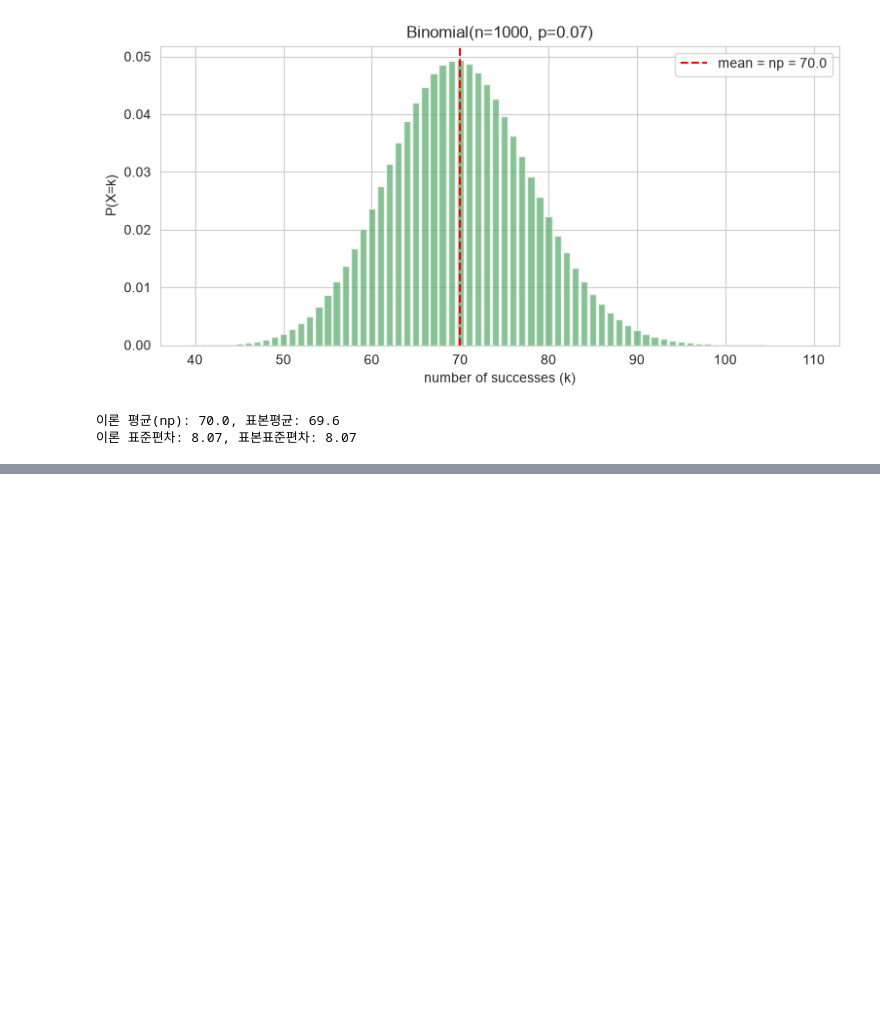
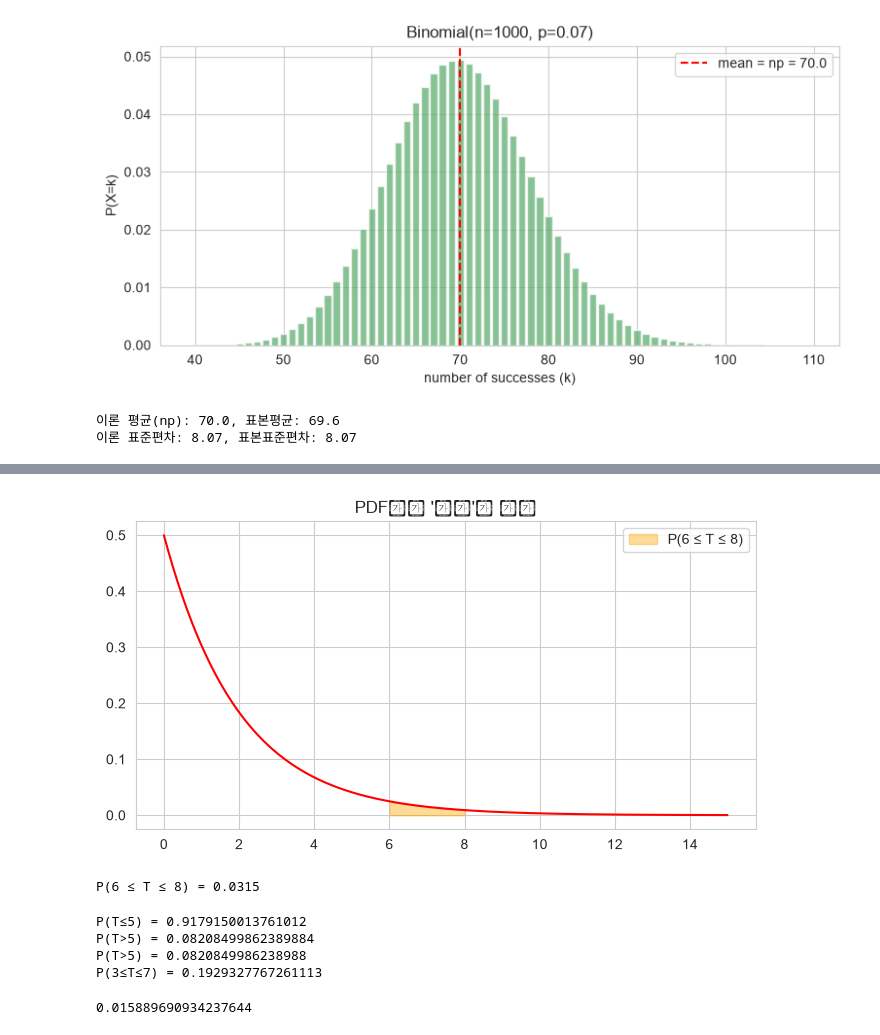
Before and after one commit to jiwoon-oh/ai-data-bootcamp, a Jupyter notebook: D012/day12-report-code.ipynb, the cells around one changed output, grey strips where cells are left out. Cells and saved outputs as stored; diff of their text form; code cells hidden in the pictures; blank space fills up the shorter version.

```diff
--- a/D012/day12-report-code.ipynb
+++ b/D012/day12-report-code.ipynb
@@ -608,0 +456,54 @@ print(f"  포아송 근사 가능? np={1000*0.07}≥30 → 가능하지만 이
+# %%
+import numpy as np
+import matplotlib.pyplot as plt
+from scipy.stats import expon
+
+lam = 0.5
+t = np.linspace(0, 15, 500)
+pdf = expon.pdf(t, scale=1/lam)
+
+fig, ax = plt.subplots(figsize=(8,4))
+ax.plot(t, pdf, color='red')
+
+# 6~8일 사이 구간에 색칠 (이 넓이가 곧 확률)
+mask = (t >= 6) & (t <= 8)
+ax.fill_between(t[mask], pdf[mask], alpha=0.4, color='orange', label="P(6 ≤ T ≤ 8)")
+ax.legend()
+ax.set_title("PDF에서 '넓이'가 확률")
+plt.savefig("pdf_area.png", dpi=100)
+plt.show()
+
+# 실제 확률 계산: 적분 (=CDF 차이로 간단히 구함)
+prob = expon.cdf(8, scale=1/lam) - expon.cdf(6, scale=1/lam)
+print(f"P(6 ≤ T ≤ 8) = {prob:.4f}")
+# %% [output]
+[figure, added]
+P(6 ≤ T ≤ 8) = 0.0315
+# %%
+from scipy.stats import expon
+
+lam = 0.5
+
+# P(T ≤ 5) : 5일 이내에 파업이 끝날 확률
+print("P(T≤5) =", expon.cdf(5, scale=1/lam))
+
+# P(T > 5) : 5일 넘게 지속될 확률
+print("P(T>5) =", 1 - expon.cdf(5, scale=1/lam))
+print("P(T>5) =", expon.sf(5, scale=1/lam))  # sf = survival function, 1-cdf와 동일
+
+# P(3 ≤ T ≤ 7) : 구간 확률
+print("P(3≤T≤7) =", expon.cdf(7, scale=1/lam) - expon.cdf(3, scale=1/lam))
+# %% [output]
+P(T≤5) = 0.9179150013761012
+P(T>5) = 0.08208499862389884
+P(T>5) = 0.0820849986238988
+P(3≤T≤7) = 0.1929327767261113
+# %%
+from scipy.stats import t
+
+t_stat = 2.5
+df = 48
+p_value = 2 * (1 - t.cdf(abs(t_stat), df))   # 양측검정 p-value
+print(p_value)
+# %% [output]
+0.015889690934237644
```
Also changed, not shown: parts of 22 cells of this notebook, 14 other files.
